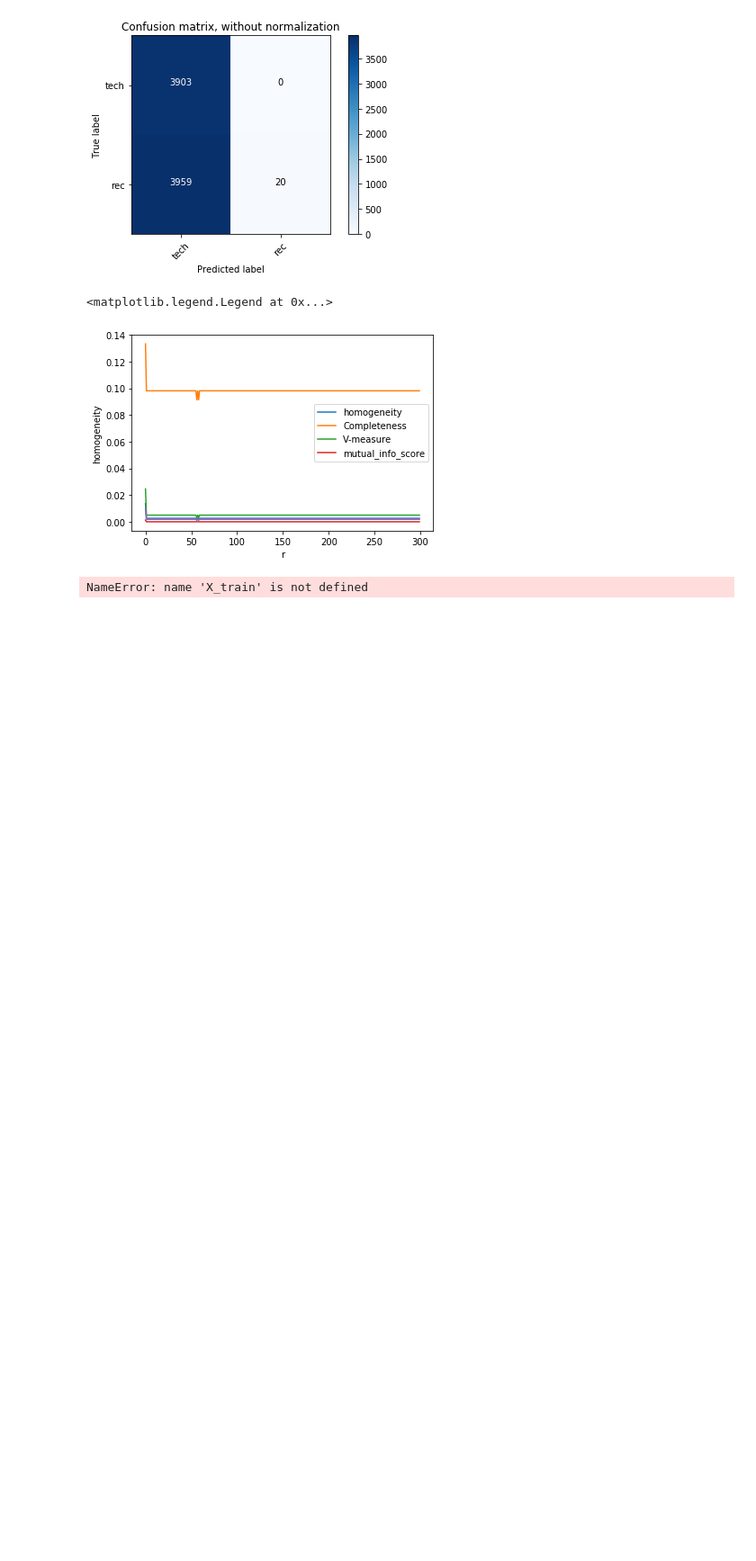
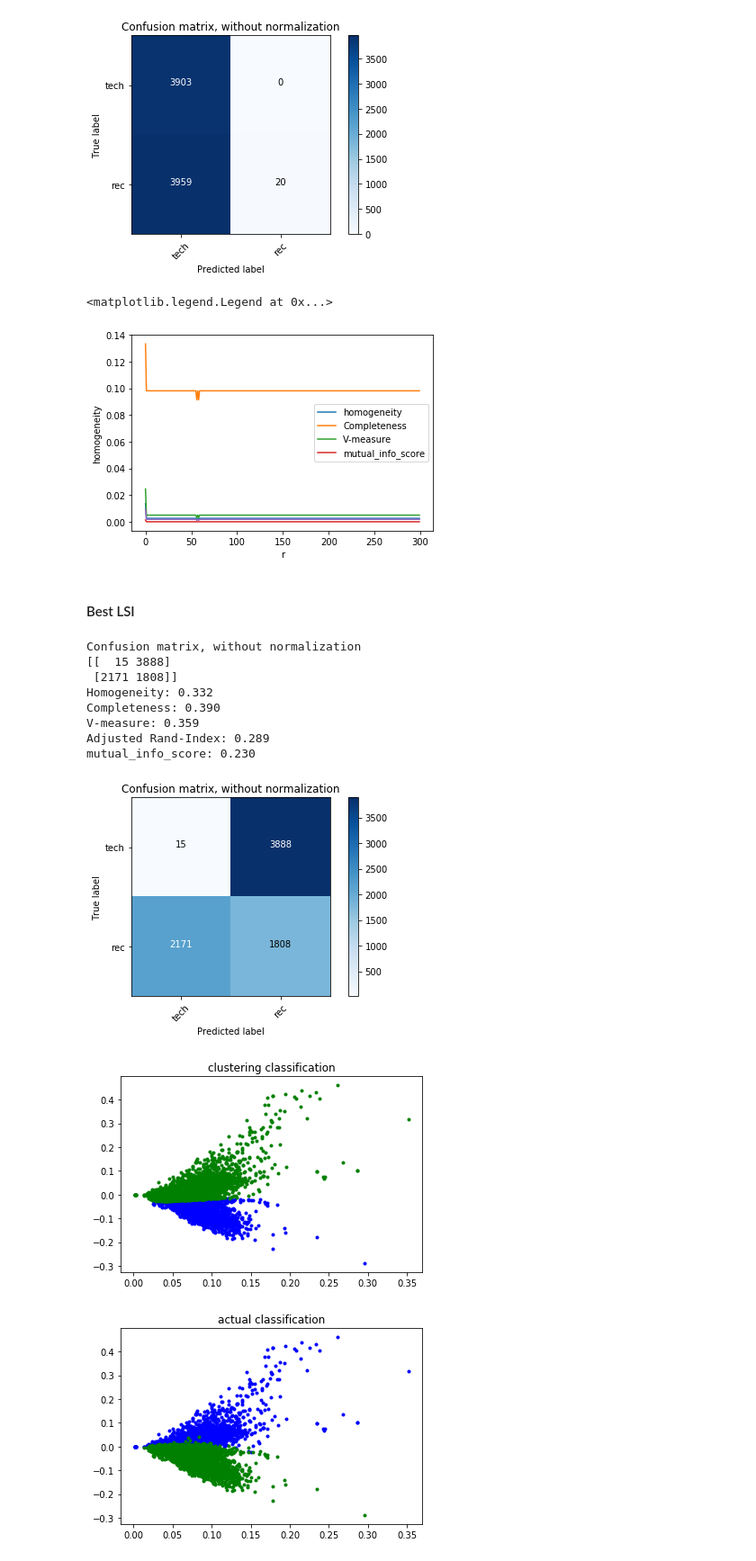
Before and after one commit to wppply/ECE219_projects, a Jupyter notebook: project_2/Project2.ipynb, the cells around one changed output. Shown: that part at 90% size. Drawn from its saved outputs; the diff is of its cells as text; code cells hidden in the pictures; blank space fills up the shorter version.

```diff
--- a/project_2/Project2.ipynb
+++ b/project_2/Project2.ipynb
@@ -122,7 +123,7 @@ pickle.dump(X_tfidf, open("X_tfidf.dat", "wb"), True)
 pickle.dump(X_LSI, open("X_LSI.dat", "wb"), True)
 pickle.dump(var, open("var.dat", "wb"), True)
 # %%
-# X_LSI = pickle.load(open("X_LSI.dat","rb"))
+X_LSI = pickle.load(open("X_LSI.dat","rb"))
 # %%
 # var = pickle.load(open("var.dat", "rb"))
 r_result = [sum(var[:i])for i in range(1001) ]
@@ -267,36 +268,24 @@ plt.legend(['homogeneity','Completeness','V-measure','mutual_info_score'])
 # %% [output]
 <matplotlib.legend.Legend at 0x...>
 [figure]
-# %%
-reduced_dim = 2
-
-svd = TruncatedSVD(n_components=reduced_dim)
-normalizer = Normalizer(copy=False)
-pipeline = make_pipeline(svd, normalizer)
-
-
-
-
-lsa_train = pipeline.fit_transform(X_train)
-kmeans = KMeans(n_clusters=2).fit(lsa_train)
-
-
-svd = TruncatedSVD(n_components=2)
-two_dimensional_lsa = svd.fit_transform(lsa_train)
-
-x1 = two_dimensional_lsa[kmeans.labels_ == 0][:, 0]
-y1 = two_dimensional_lsa[kmeans.labels_ == 0][:, 1]
-
-plt.plot(x1,y1,'r+')
-x2 = two_dimensional_lsa[kmeans.labels_ == 1][:, 0]
-y2 = two_dimensional_lsa[kmeans.labels_ == 1][:, 1]
-
-plt.plot(x2, y2, 'g+')
-plt.savefig("plots/clusters_2d.png", format='png')
-plt.clf()
-
-labels = all.target // 4
-svd = TruncatedSVD(n_components=2)
-reduced_X = svd.fit_transform(two_dimensional_lsa)
-# %% [output]
-NameError: name 'X_train' is not defined
+# %% [markdown]
+#### Best LSI
+# %%
+Best_LSI = X_LSI[:,:2]
+km_best_LSI = KMeans(n_clusters=2, init='k-means++')
+km_best_LSI.fit(Best_LSI)
+labels = dataset.target
+labels = (labels >3)
+utils.compare_result(Best_LSI,labels,km_best_LSI.labels_)
+# %% [output]
+Confusion matrix, without normalization
+[[  15 3888]
+ [2171 1808]]
+Homogeneity: 0.332
+Completeness: 0.390
+V-measure: 0.359
+Adjusted Rand-Index: 0.289
+mutual_info_score: 0.230
+[figure, added]
+[figure, added]
+[figure, added]
```
Also changed, not shown: parts of 25 cells of this notebook, 3 other files.
